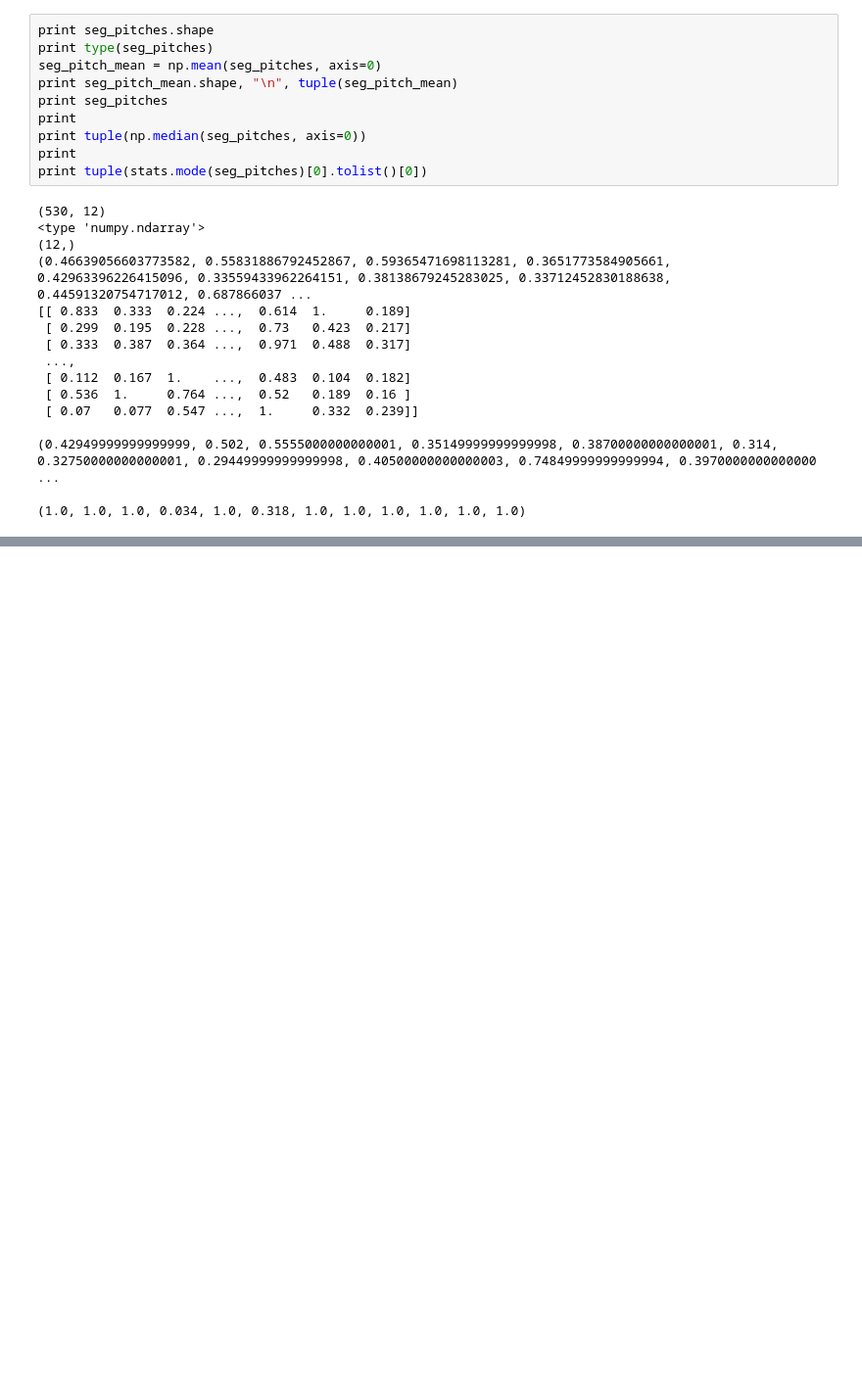
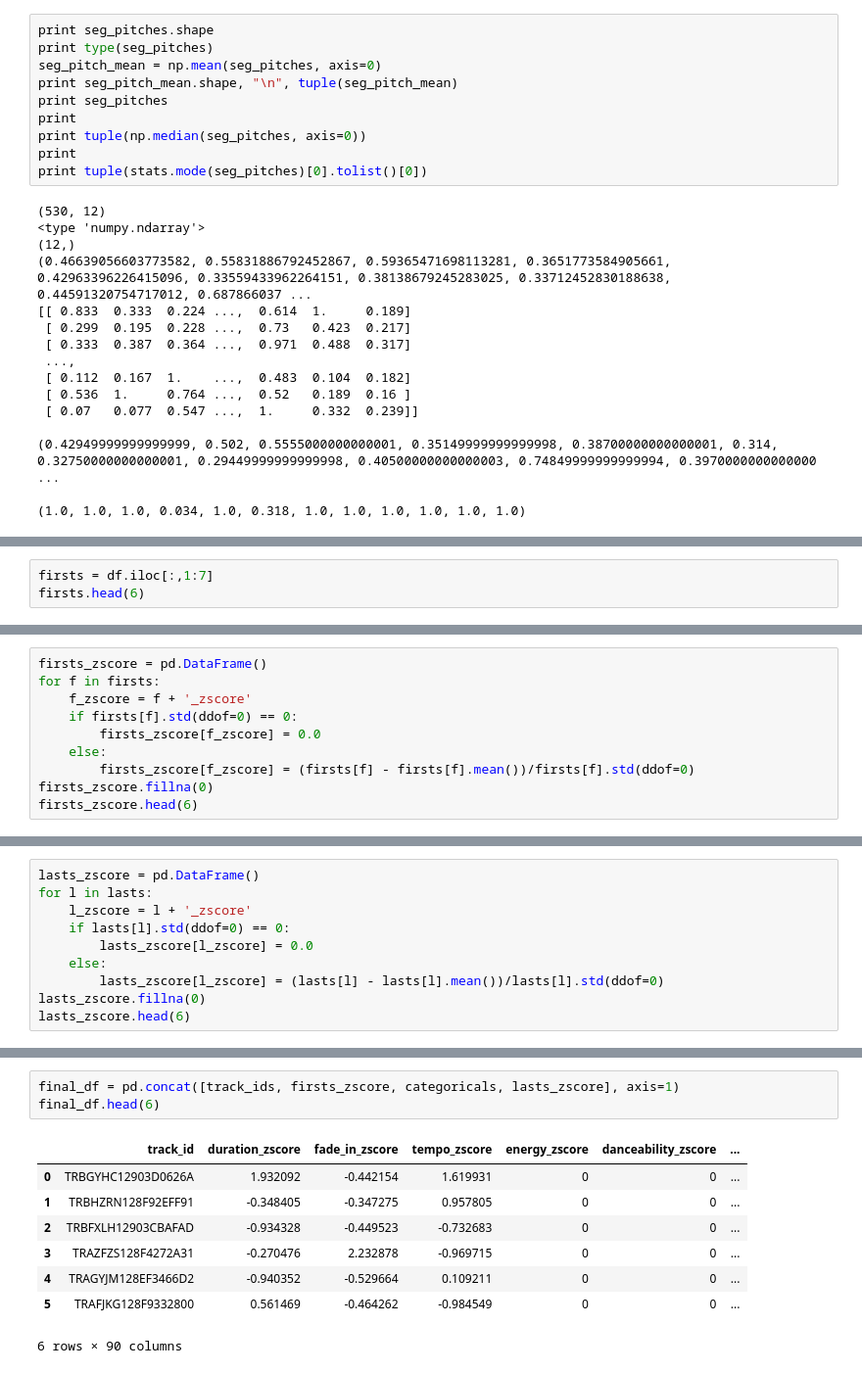
Before and after one commit to trishaandrews/music_explorer, a Jupyter notebook: million_song_subset_explore.ipynb, the cells around one changed output, grey strips where cells are left out. Shown at 98% size. Drawn from its saved outputs; the diff is of its cells as text; blank space fills up the shorter version.

```diff
--- a/million_song_subset_explore.ipynb
+++ b/million_song_subset_explore.ipynb
@@ -219,0 +350,3 @@ print tuple(stats.mode(seg_pitches)[0].tolist()[0])
+# %%
+firsts = df.iloc[:,1:7]
+firsts.head(6)
@@ -219,0 +361,10 @@ print tuple(stats.mode(seg_pitches)[0].tolist()[0])
+# %%
+firsts_zscore = pd.DataFrame()
+for f in firsts:
+    f_zscore = f + '_zscore'
+    if firsts[f].std(ddof=0) == 0:
+        firsts_zscore[f_zscore] = 0.0
+    else:
+        firsts_zscore[f_zscore] = (firsts[f] - firsts[f].mean())/firsts[f].std(ddof=0)
+firsts_zscore.fillna(0)
+firsts_zscore.head(6)
@@ -219,0 +391,10 @@ print tuple(stats.mode(seg_pitches)[0].tolist()[0])
+# %%
+lasts_zscore = pd.DataFrame()
+for l in lasts:
+    l_zscore = l + '_zscore'
+    if lasts[l].std(ddof=0) == 0:
+        lasts_zscore[l_zscore] = 0.0
+    else:
+        lasts_zscore[l_zscore] = (lasts[l] - lasts[l].mean())/lasts[l].std(ddof=0)
+lasts_zscore.fillna(0)
+lasts_zscore.head(6)
@@ -219,0 +410,12 @@ print tuple(stats.mode(seg_pitches)[0].tolist()[0])
+# %%
+final_df = pd.concat([track_ids, firsts_zscore, categoricals, lasts_zscore], axis=1)
+final_df.head(6)
+# %% [output]
+|  | track_id | duration_zscore | fade_in_zscore | tempo_zscore | energy_zscore | danceability_zscore | ... |
+| 0 | TRBGYHC12903D0626A | 1.932092 | -0.442154 | 1.619931 | 0 | 0 | ... |
+| 1 | TRBHZRN128F92EFF91 | -0.348405 | -0.347275 | 0.957805 | 0 | 0 | ... |
+| 2 | TRBFXLH12903CBAFAD | -0.934328 | -0.449523 | -0.732683 | 0 | 0 | ... |
+| 3 | TRAZFZS128F4272A31 | -0.270476 | 2.232878 | -0.969715 | 0 | 0 | ... |
+| 4 | TRAGYJM128EF3466D2 | -0.940352 | -0.529664 | 0.109211 | 0 | 0 | ... |
+| 5 | TRAFJKG128F9332800 | 0.561469 | -0.464262 | -0.984549 | 0 | 0 | ... |
+6 rows × 90 columns
```
Also changed, not shown: parts of 20 cells of this notebook.
